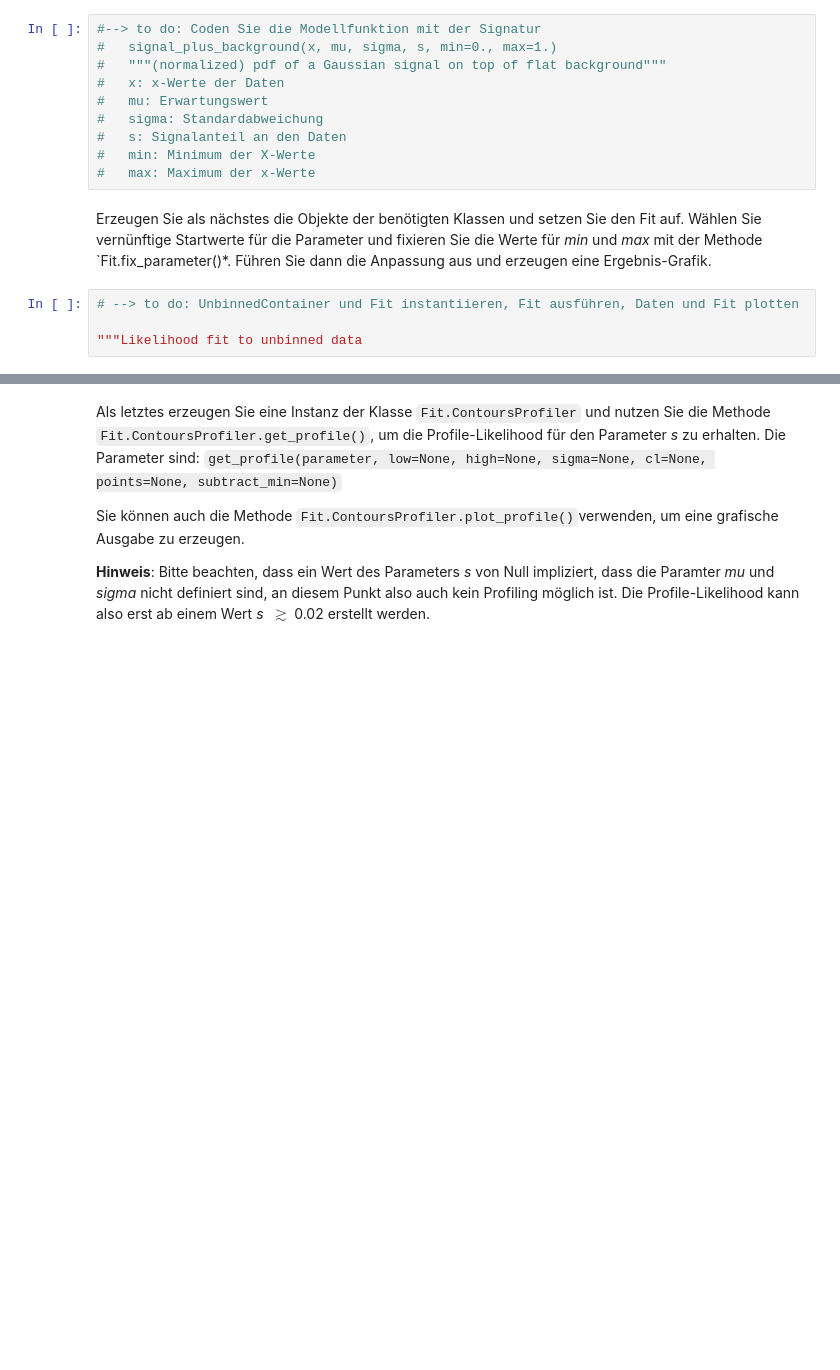
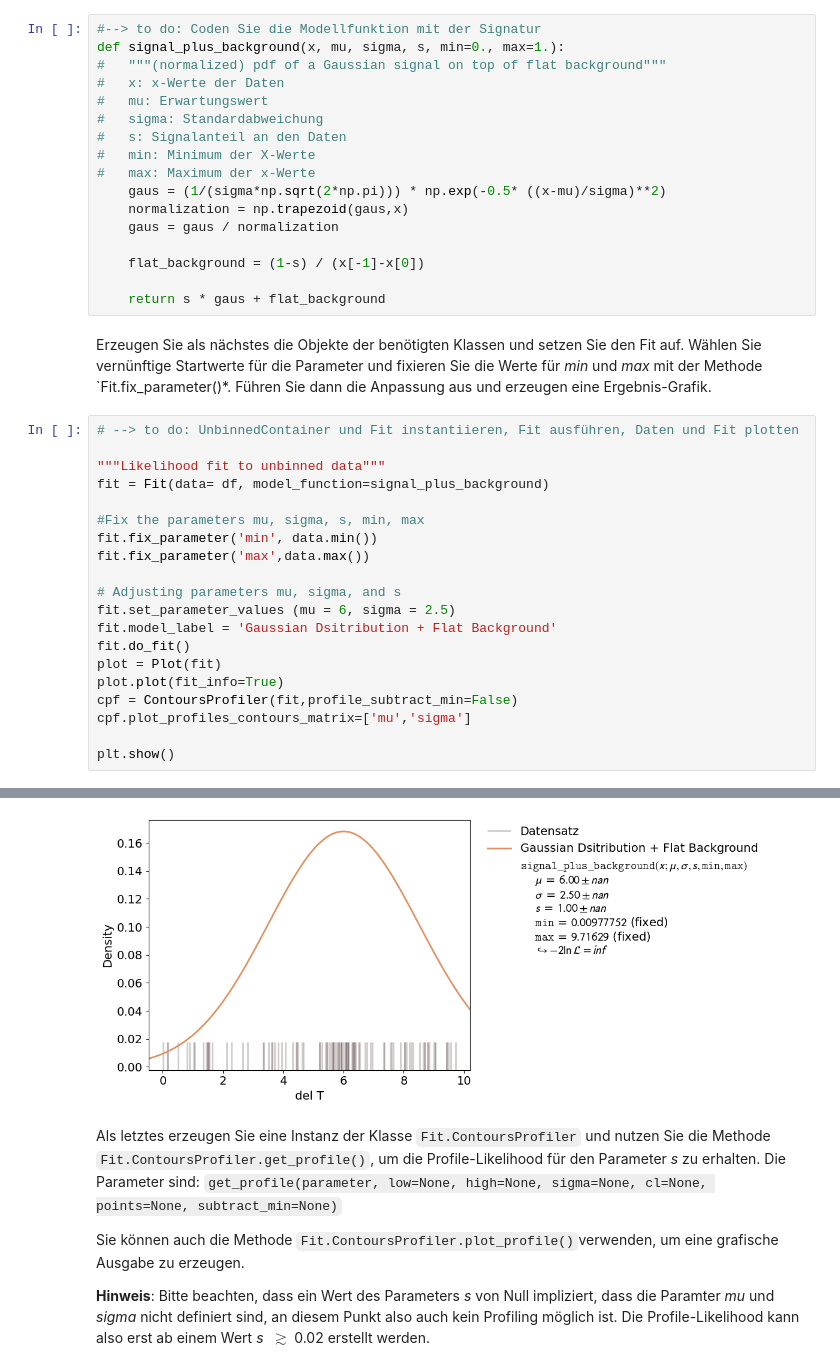
Before and after one commit to AlFa-Tier/Uni_codes, a Jupyter notebook: Stat. Datenauswertung/AufgabenBlätter/Blatt04/Blatt04.ipynb, the cells around one changed output, grey strips where cells are left out. Cells and saved outputs as stored; diff of their text form; blank space fills up the shorter version.

```diff
--- a/Stat. Datenauswertung/AufgabenBlätter/Blatt04/Blatt04.ipynb
+++ b/Stat. Datenauswertung/AufgabenBlätter/Blatt04/Blatt04.ipynb
@@ -350,7 +492,7 @@ vom Minimum bis zum Maximum der eingelesenen Daten darstellt. Achten Sie darauf,
 auf Eins normiert sein muss.
 # %%
 #--> to do: Coden Sie die Modellfunktion mit der Signatur
-#   signal_plus_background(x, mu, sigma, s, min=0., max=1.)
+def signal_plus_background(x, mu, sigma, s, min=0., max=1.):
 #   """(normalized) pdf of a Gaussian signal on top of flat background"""
 #   x: x-Werte der Daten
 #   mu: Erwartungswert
@@ -358,6 +500,13 @@ auf Eins normiert sein muss.
 #   s: Signalanteil an den Daten
 #   min: Minimum der X-Werte
 #   max: Maximum der x-Werte
+	gaus = (1/(sigma*np.sqrt(2*np.pi))) * np.exp(-0.5* ((x-mu)/sigma)**2)
+	normalization = np.trapezoid(gaus,x)
+	gaus = gaus / normalization
+
+	flat_background = (1-s) / (x[-1]-x[0])
+
+	return s * gaus + flat_background
 # %% [markdown]
 Erzeugen Sie als nächstes die Objekte der benötigten Klassen und setzen Sie den Fit auf.
 Wählen Sie vernünftige Startwerte für die Parameter und fixieren Sie die Werte für *min*
@@ -366,4 +515,21 @@ und erzeugen eine Ergebnis-Grafik.
 # %%
 # --> to do: UnbinnedContainer und Fit instantiieren, Fit ausführen, Daten und Fit plotten
 
-"""Likelihood fit to unbinned data
+"""Likelihood fit to unbinned data"""
+fit = Fit(data= df, model_function=signal_plus_background)
+
+#Fix the parameters mu, sigma, s, min, max
+fit.fix_parameter('min', data.min())
+fit.fix_parameter('max',data.max())
+
+# Adjusting parameters mu, sigma, and s
+fit.set_parameter_values (mu = 6, sigma = 2.5)
+fit.model_label = 'Gaussian Dsitribution + Flat Background'
+fit.do_fit()
+plot = Plot(fit)
+plot.plot(fit_info=True)
+cpf = ContoursProfiler(fit,profile_subtract_min=False)
+cpf.plot_profiles_contours_matrix=['mu','sigma']
+
+plt.show()
+# %% [output]
@@ -370,3 +537,4 @@ und erzeugen eine Ergebnis-Grafik.
+[figure, added]
 # %% [markdown]
 Als letztes erzeugen Sie eine Instanz der Klasse `Fit.ContoursProfiler` und nutzen Sie die Methode
 `Fit.ContoursProfiler.get_profile()`, um die Profile-Likelihood für den Parameter *s* zu erhalten. Die Parameter sind:
```
Also changed, not shown: parts of 12 cells of this notebook, 10 other files.
